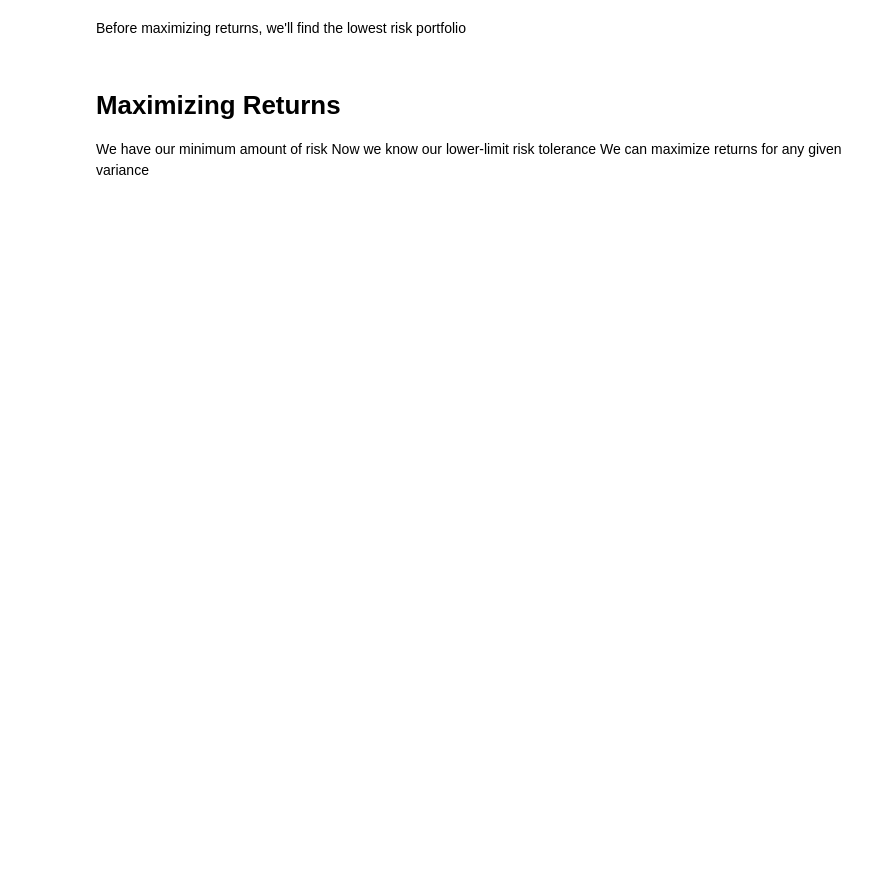
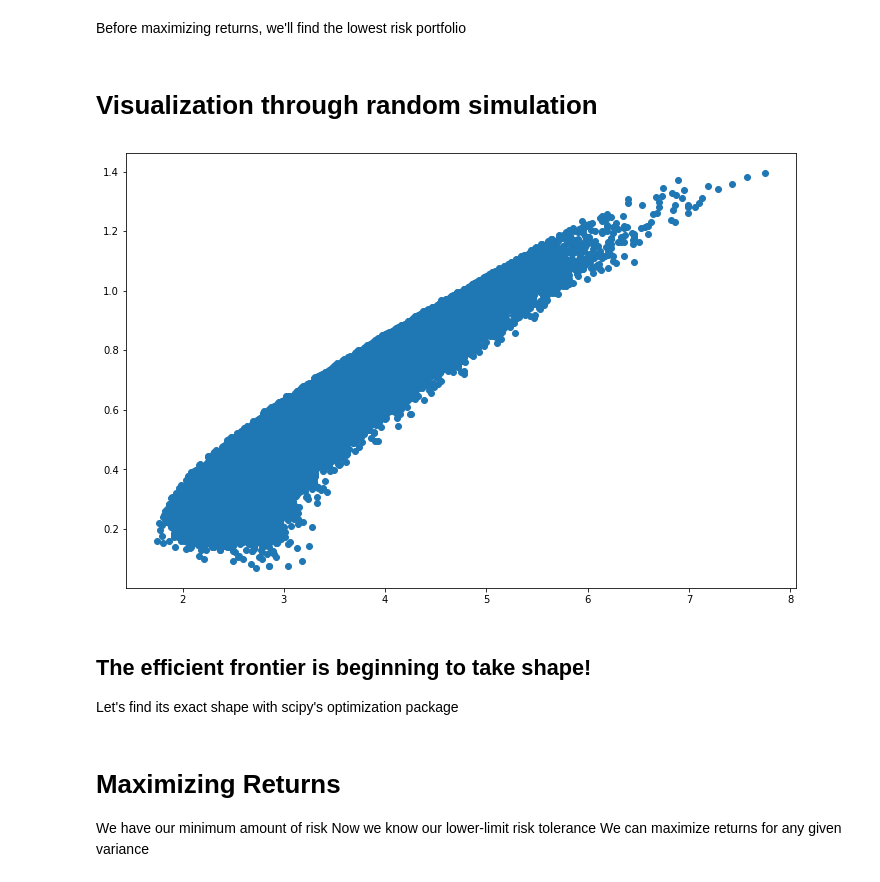
Before and after one commit to hjfeldy/Portfolio-Optimization, a Jupyter notebook: EfficientFrontier.ipynb, the cells around one changed output. Cells and saved outputs as stored; diff of their text form; code cells hidden in the pictures; blank space fills up the shorter version.

```diff
--- a/EfficientFrontier.ipynb
+++ b/EfficientFrontier.ipynb
@@ -170,4 +194,28 @@ def variance(x):
 
 
 x = np.array([1/num] * num).reshape(-1, 1)
+# %% [markdown]
+# Visualization through random simulation
+# %%
+wais = []
+exes = []
+for _ in range(100000):
+    x = np.random.rand(num, 1)
+    x = x / np.sum(x)
+    ret = np.dot(x.reshape(-1), master.mean())
+    var = variance(x)
+    exes.append(var)
+    wais.append(ret)
+
+plt.figure(figsize = (12, 8))
+plt.scatter(exes, wais )
+# plt.xticks([x for x in range(25)])
+# plt.yticks([x for x in range(12)])
+plt.show()
+# %% [output]
+[figure, added]
+# %% [markdown]
+## The efficient frontier is beginning to take shape!
+
+Let's find its exact shape with scipy's optimization package
 # %%
```
Also changed, not shown: parts of 10 cells of this notebook, 1 other file.
